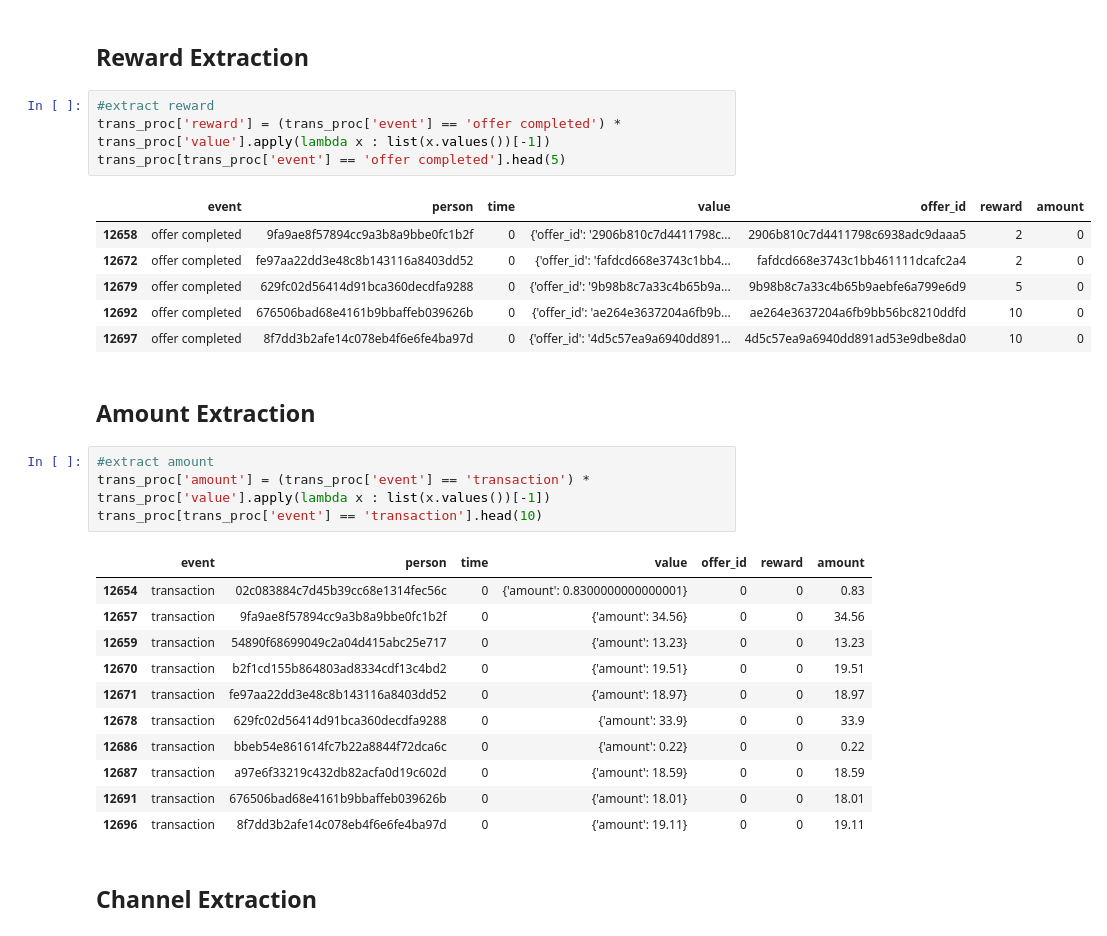
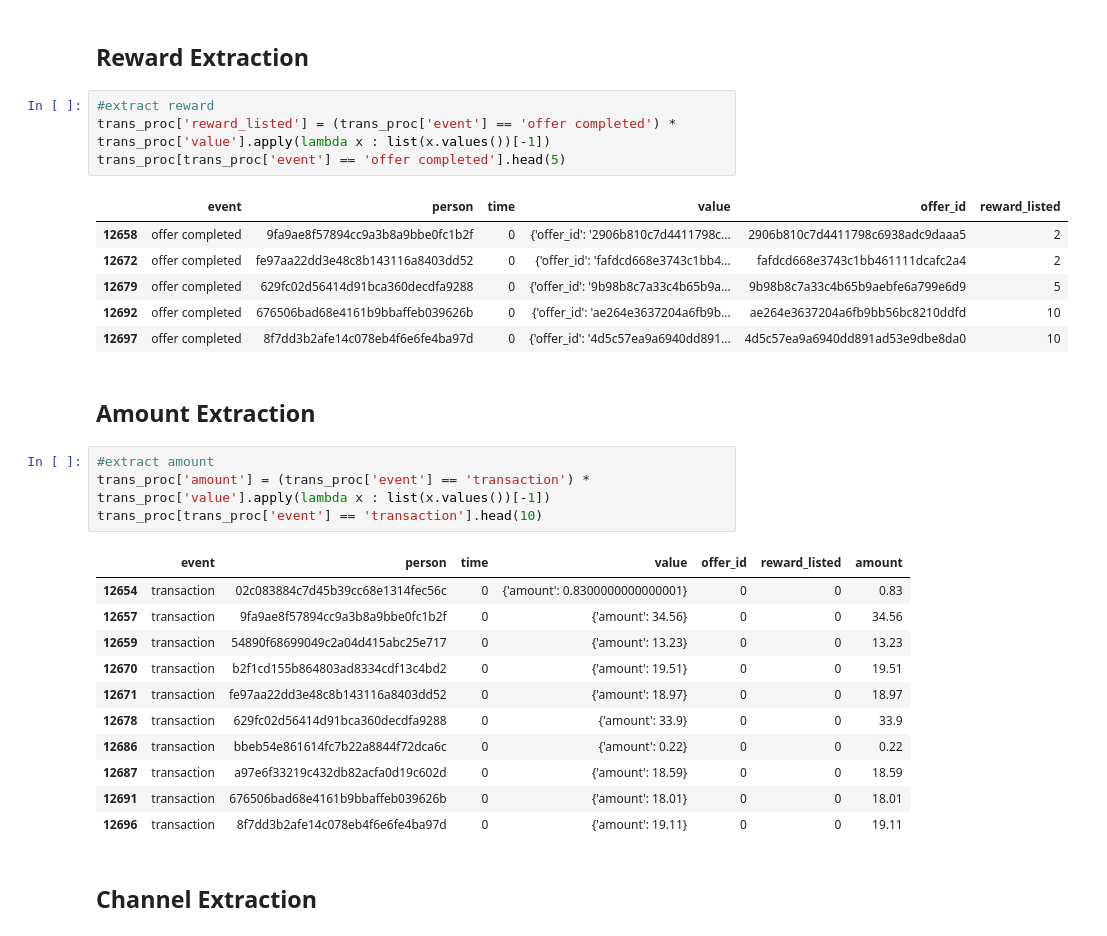
Before and after one commit to Moraut/DSND-Term-2, a Jupyter notebook: 04. Capstone Project/notebook/Starbucks_Capstone_notebook.ipynb, the cells around one changed output. Cells and saved outputs as stored; diff of their text form.

```diff
--- a/04. Capstone Project/notebook/Starbucks_Capstone_notebook.ipynb
+++ b/04. Capstone Project/notebook/Starbucks_Capstone_notebook.ipynb
@@ -259,15 +259,15 @@ trans_proc[transcript['event'] != 'transaction'].head(5)
 ## Reward Extraction
 # %%
 #extract reward
-trans_proc['reward'] = (trans_proc['event'] == 'offer completed') * trans_proc['value'].apply(lambda x : list(x.values())[-1])
+trans_proc['reward_listed'] = (trans_proc['event'] == 'offer completed') * trans_proc['value'].apply(lambda x : list(x.values())[-1])
 trans_proc[trans_proc['event'] == 'offer completed'].head(5)
 # %% [output]
-|  | event | person | time | value | offer_id | reward | amount |
-| 12658 | offer completed | 9fa9ae8f57894cc9a3b8a9bbe0fc1b2f | 0 | {'offer_id': '2906b810c7d4411798c... | 2906b810c7d4411798c6938adc9daaa5 | 2 | 0 |
-| 12672 | offer completed | fe97aa22dd3e48c8b143116a8403dd52 | 0 | {'offer_id': 'fafdcd668e3743c1bb4... | fafdcd668e3743c1bb461111dcafc2a4 | 2 | 0 |
-| 12679 | offer completed | 629fc02d56414d91bca360decdfa9288 | 0 | {'offer_id': '9b98b8c7a33c4b65b9a... | 9b98b8c7a33c4b65b9aebfe6a799e6d9 | 5 | 0 |
-| 12692 | offer completed | 676506bad68e4161b9bbaffeb039626b | 0 | {'offer_id': 'ae264e3637204a6fb9b... | ae264e3637204a6fb9bb56bc8210ddfd | 10 | 0 |
-| 12697 | offer completed | 8f7dd3b2afe14c078eb4f6e6fe4ba97d | 0 | {'offer_id': '4d5c57ea9a6940dd891... | 4d5c57ea9a6940dd891ad53e9dbe8da0 | 10 | 0 |
+|  | event | person | time | value | offer_id | reward_listed |
+| 12658 | offer completed | 9fa9ae8f57894cc9a3b8a9bbe0fc1b2f | 0 | {'offer_id': '2906b810c7d4411798c... | 2906b810c7d4411798c6938adc9daaa5 | 2 |
+| 12672 | offer completed | fe97aa22dd3e48c8b143116a8403dd52 | 0 | {'offer_id': 'fafdcd668e3743c1bb4... | fafdcd668e3743c1bb461111dcafc2a4 | 2 |
+| 12679 | offer completed | 629fc02d56414d91bca360decdfa9288 | 0 | {'offer_id': '9b98b8c7a33c4b65b9a... | 9b98b8c7a33c4b65b9aebfe6a799e6d9 | 5 |
+| 12692 | offer completed | 676506bad68e4161b9bbaffeb039626b | 0 | {'offer_id': 'ae264e3637204a6fb9b... | ae264e3637204a6fb9bb56bc8210ddfd | 10 |
+| 12697 | offer completed | 8f7dd3b2afe14c078eb4f6e6fe4ba97d | 0 | {'offer_id': '4d5c57ea9a6940dd891... | 4d5c57ea9a6940dd891ad53e9dbe8da0 | 10 |
 # %% [markdown]
 ## Amount Extraction
 # %%
@@ -275,7 +275,7 @@ trans_proc[trans_proc['event'] == 'offer completed'].head(5)
 trans_proc['amount'] = (trans_proc['event'] == 'transaction') * trans_proc['value'].apply(lambda x : list(x.values())[-1])
 trans_proc[trans_proc['event'] == 'transaction'].head(10)
 # %% [output]
-|  | event | person | time | value | offer_id | reward | amount |
+|  | event | person | time | value | offer_id | reward_listed | amount |
 | 12654 | transaction | 02c083884c7d45b39cc68e1314fec56c | 0 | {'amount': 0.8300000000000001} | 0 | 0 | 0.83 |
 | 12657 | transaction | 9fa9ae8f57894cc9a3b8a9bbe0fc1b2f | 0 | {'amount': 34.56} | 0 | 0 | 34.56 |
 | 12659 | transaction | 54890f68699049c2a04d415abc25e717 | 0 | {'amount': 13.23} | 0 | 0 | 13.23 |
```
Also changed, not shown: parts of 3 cells of this notebook.
